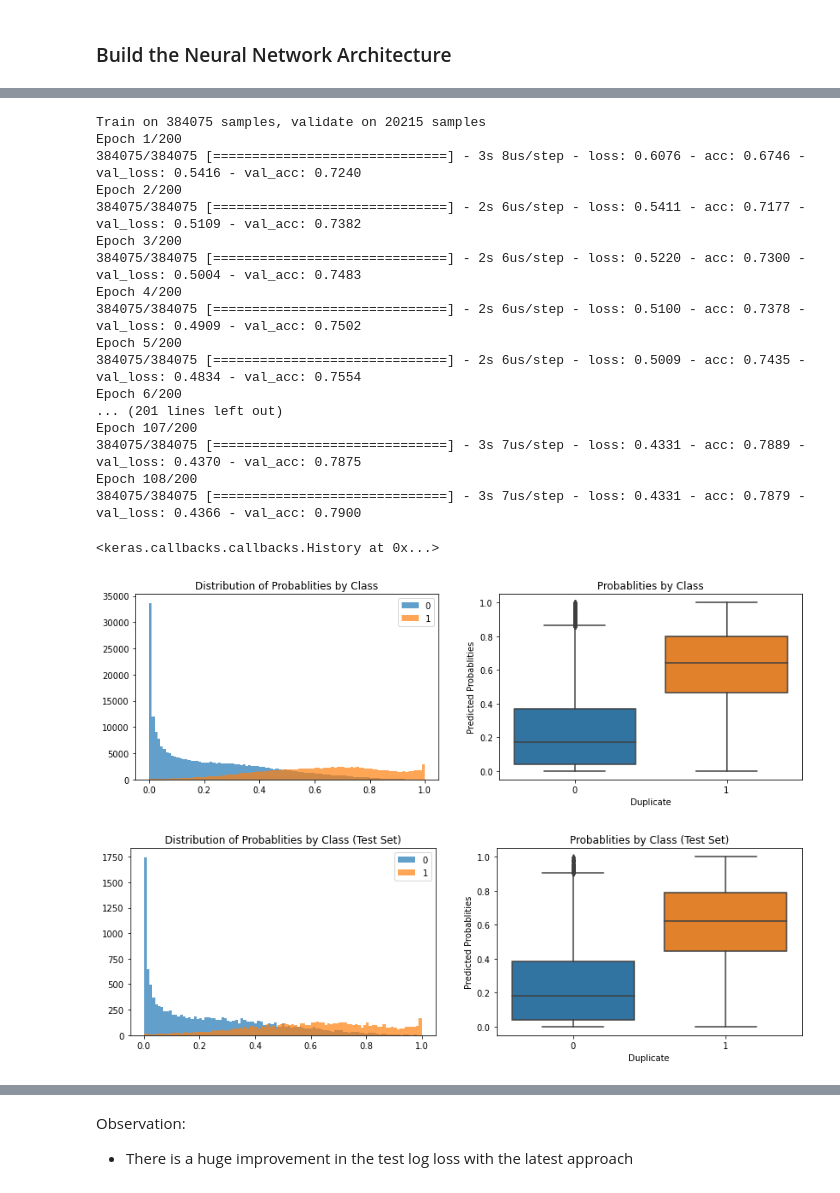
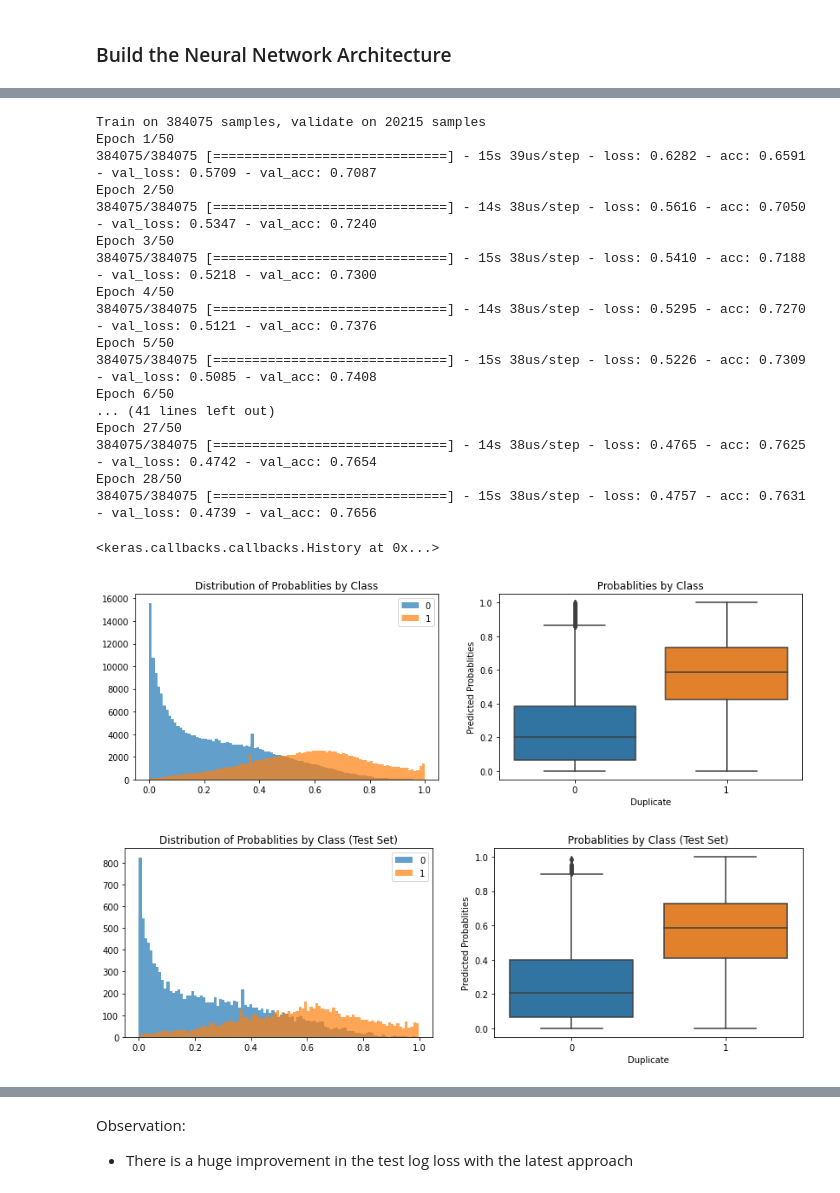
Before and after one commit to Onk24/Quora_Question_Pairs, a Jupyter notebook: Quora_Question_Pairs.ipynb, the cells around one changed output, grey strips where cells are left out. Drawn from its saved outputs; the diff is of its cells as text; code cells hidden in the pictures.

```diff
--- a/Quora_Question_Pairs.ipynb
+++ b/Quora_Question_Pairs.ipynb
@@ -602,8 +671,18 @@ input_q2 = Input(shape = (50,), name = "Input_q2")
 # %%
-merge_q = concatenate([input_q1, input_q2], name = "Inputs_merged")
-merge_q = Dense(128, activation='relu', name = "Dense1")(merge_q)
-merge_q = BatchNormalization(name = "BatchNorm1")(merge_q)
-merge_q = Dropout(0.2, name = "DropOut1")(merge_q)
-merge_q = Dense(64, activation='relu', name = "Dense2")(merge_q)
-merge_q = BatchNormalization(name = "BatchNorm2")(merge_q)
-merge_q = Dropout(0.2, name = "DropOut2")(merge_q)
+def build_sentence_avg_model():
+    #Inputs
+    input_q1 = Input(shape = (50,), name = "Input_q1")
+    input_q2 = Input(shape = (50,), name = "Input_q2")
+    #Merge inputs
+    merge_q = concatenate([input_q1, input_q2], name = "Inputs_merged")
+    merge_q = Dense(128, activation='relu', name = "Dense1")(merge_q)
+    merge_q = BatchNormalization(name = "BatchNorm1")(merge_q)
+    merge_q = Dropout(0.2, name = "DropOut1")(merge_q)
+    merge_q = Dense(64, activation='relu', name = "Dense2")(merge_q)
+    merge_q = BatchNormalization(name = "BatchNorm2")(merge_q)
+    merge_q = Dropout(0.2, name = "DropOut2")(merge_q)
+    #Output layer
+    output = Dense(1, activation='sigmoid', name = "Output")(merge_q)
+    model = Model(inputs=[input_q1,input_q2], outputs=output)
+    model.compile(loss='binary_crossentropy', optimizer='adam', metrics=['acc'])
+    return model
@@ -635,22 +689,24 @@ ________________________________________________________________________________
+# %%
+sentence_avg_model = build_sentence_avg_model()
 # %%
-model.fit([X_train_emb_q1,X_train_emb_q2], np.array(y_train),  validation_data = ([X_test_emb_q1,X_test_emb_q2], np.array(y_test)),  epochs=200, batch_size=1024, shuffle=True, callbacks = [early_stopping])
+sentence_avg_model.fit([X_train_emb_q1,X_train_emb_q2], np.array(y_train),  validation_data = ([X_test_emb_q1,X_test_emb_q2], np.array(y_test)),  epochs=50, batch_size=1024, shuffle=True, callbacks = [early_stopping])
 # %% [output]
 Train on 384075 samples, validate on 20215 samples
-Epoch 1/200
-384075/384075 [==============================] - 3s 8us/step - loss: 0.6076 - acc: 0.6746 - val_loss: 0.5416 - val_acc: 0.7240
-Epoch 2/200
-384075/384075 [==============================] - 2s 6us/step - loss: 0.5411 - acc: 0.7177 - val_loss: 0.5109 - val_acc: 0.7382
-Epoch 3/200
-384075/384075 [==============================] - 2s 6us/step - loss: 0.5220 - acc: 0.7300 - val_loss: 0.5004 - val_acc: 0.7483
-Epoch 4/200
-384075/384075 [==============================] - 2s 6us/step - loss: 0.5100 - acc: 0.7378 - val_loss: 0.4909 - val_acc: 0.7502
-Epoch 5/200
-384075/384075 [==============================] - 2s 6us/step - loss: 0.5009 - acc: 0.7435 - val_loss: 0.4834 - val_acc: 0.7554
-Epoch 6/200
-... (201 lines left out)
-Epoch 107/200
-384075/384075 [==============================] - 3s 7us/step - loss: 0.4331 - acc: 0.7889 - val_loss: 0.4370 - val_acc: 0.7875
-Epoch 108/200
-384075/384075 [==============================] - 3s 7us/step - loss: 0.4331 - acc: 0.7879 - val_loss: 0.4366 - val_acc: 0.7900
+Epoch 1/50
+384075/384075 [==============================] - 15s 39us/step - loss: 0.6282 - acc: 0.6591 - val_loss: 0.5709 - val_acc: 0.7087
+Epoch 2/50
+384075/384075 [==============================] - 14s 38us/step - loss: 0.5616 - acc: 0.7050 - val_loss: 0.5347 - val_acc: 0.7240
+Epoch 3/50
+384075/384075 [==============================] - 15s 38us/step - loss: 0.5410 - acc: 0.7188 - val_loss: 0.5218 - val_acc: 0.7300
+Epoch 4/50
+384075/384075 [==============================] - 14s 38us/step - loss: 0.5295 - acc: 0.7270 - val_loss: 0.5121 - val_acc: 0.7376
+Epoch 5/50
+384075/384075 [==============================] - 15s 38us/step - loss: 0.5226 - acc: 0.7309 - val_loss: 0.5085 - val_acc: 0.7408
+Epoch 6/50
+... (41 lines left out)
+Epoch 27/50
+384075/384075 [==============================] - 14s 38us/step - loss: 0.4765 - acc: 0.7625 - val_loss: 0.4742 - val_acc: 0.7654
+Epoch 28/50
+384075/384075 [==============================] - 15s 38us/step - loss: 0.4757 - acc: 0.7631 - val_loss: 0.4739 - val_acc: 0.7656
 <keras.callbacks.callbacks.History at 0x...>
 # %%
@@ -662,32 +718,32 @@ ax[0].hist(preds_train[y_train==1], bins = 100, alpha = 0.7)
 ax[0].set_title("Distribution of Probablities by Class")
 ax[0].legend(["0","1"])
 
-output_lr = pd.DataFrame({"LR_preds":preds_train, "y":y_train})
-sns.boxplot(x="y", y="LR_preds", data = output_lr, ax = ax[1])
+preds_labels = pd.DataFrame({"LR_preds":preds_train, "y":y_train})
+sns.boxplot(x="y", y="LR_preds", data = preds_labels, ax = ax[1])
 ax[1].set_ylabel("Predicted Probablities")
 ax[1].set_xlabel("Duplicate")
 ax[1].set_title("Probablities by Class");
 # %% [output]
-[figure, old version]
+[figure, new version]
 # %%
-preds_test = model.predict([X_test_emb_q1,X_test_emb_q2])[:,0]
+preds_test = sentence_avg_model.predict([X_test_emb_q1,X_test_emb_q2])[:,0]
 accuracy = accuracy_score(y_test, [1 if p > 0.5 else 0 for p in preds_test]);
 # %%
 log_loss_score = log_loss(y_test, preds_test)
 # %%
 fig, ax = plt.subplots(1,2, figsize = (14,4))
 ax[0].hist(preds_test[y_test==0], bins = 100, alpha = 0.7)
 ax[0].hist(preds_test[y_test==1], bins = 100, alpha = 0.7)
 ax[0].set_title("Distribution of Probablities by Class (Test Set)")
 ax[0].legend(["0","1"])
 
-output_lr = pd.DataFrame({"LR_preds":preds_test, "y":y_test})
-sns.boxplot(x="y", y="LR_preds", data = output_lr, ax = ax[1])
+preds_labels = pd.DataFrame({"LR_preds":preds_test, "y":y_test})
+sns.boxplot(x="y", y="LR_preds", data = preds_labels, ax = ax[1])
 ax[1].set_ylabel("Predicted Probablities")
 ax[1].set_xlabel("Duplicate")
 ax[1].set_title("Probablities by Class (Test Set)");
 # %% [output]
-[figure, old version]
+[figure, new version]
 # %%
 Summary_CS  = Summary_CS.append({"Model":"Avg. Word Embeddings & Neural Network", "Log Loss":np.round(log_loss_score,2), "Accuracy":np.round(accuracy,2)}, ignore_index = True)
 # %%
```
Also changed, not shown: parts of 136 cells of this notebook.
